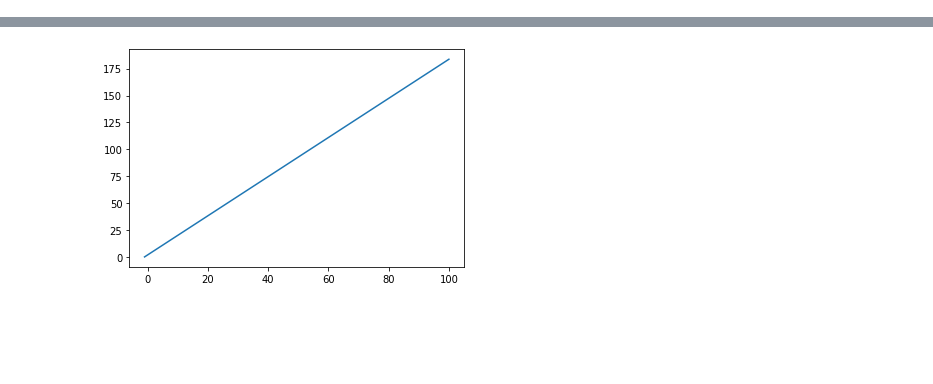
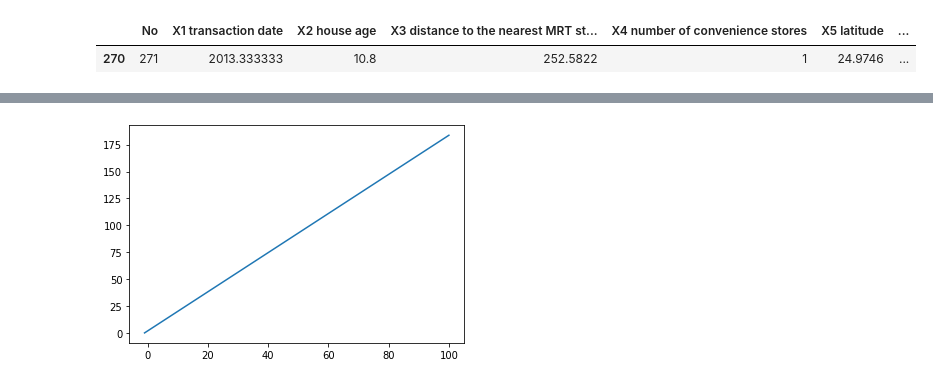
Before and after one commit to Mohammadkaviany/MachineLearning, a Jupyter notebook: Manual_Linear_Regression.ipynb, the cells around one changed output, grey strips where cells are left out. Cells and saved outputs as stored; diff of their text form; code cells hidden in the pictures; blank space fills up the shorter version.

```diff
--- a/Manual_Linear_Regression.ipynb
+++ b/Manual_Linear_Regression.ipynb
@@ -28,3 +12,7 @@ import pandas as pd
 import matplotlib.pyplot as plt
 # %%
 df = pd.read_excel("/content/Real estate valuation data set.xlsx")
+df[df["Y house price of unit area"] == 117.5]
+# %% [output]
+|  | No | X1 transaction date | X2 house age | X3 distance to the nearest MRT st... | X4 number of convenience stores | X5 latitude | ... |
+| 270 | 271 | 2013.333333 | 10.8 | 252.5822 | 1 | 24.9746 | ... |
```
Also changed, not shown: parts of 35 cells of this notebook.
